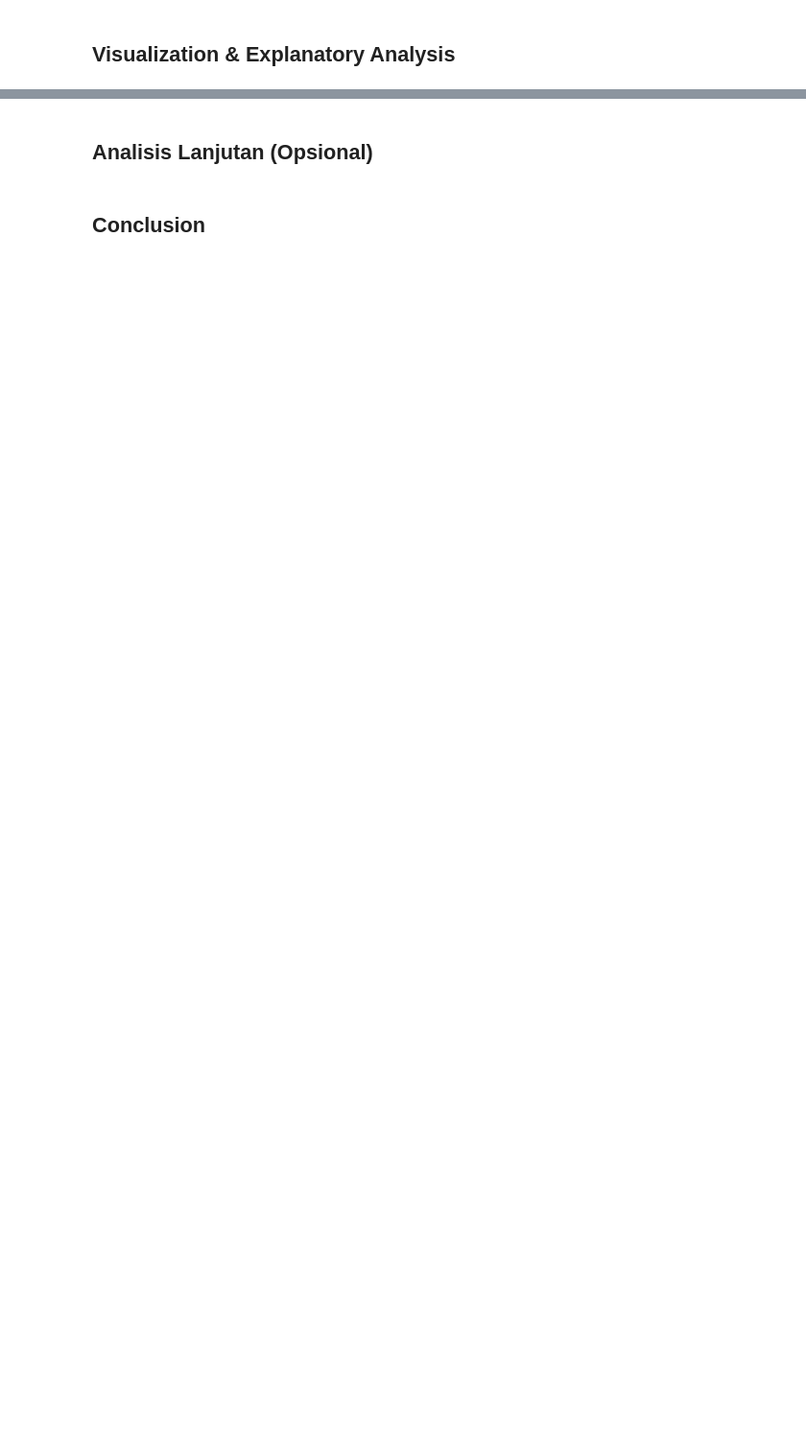
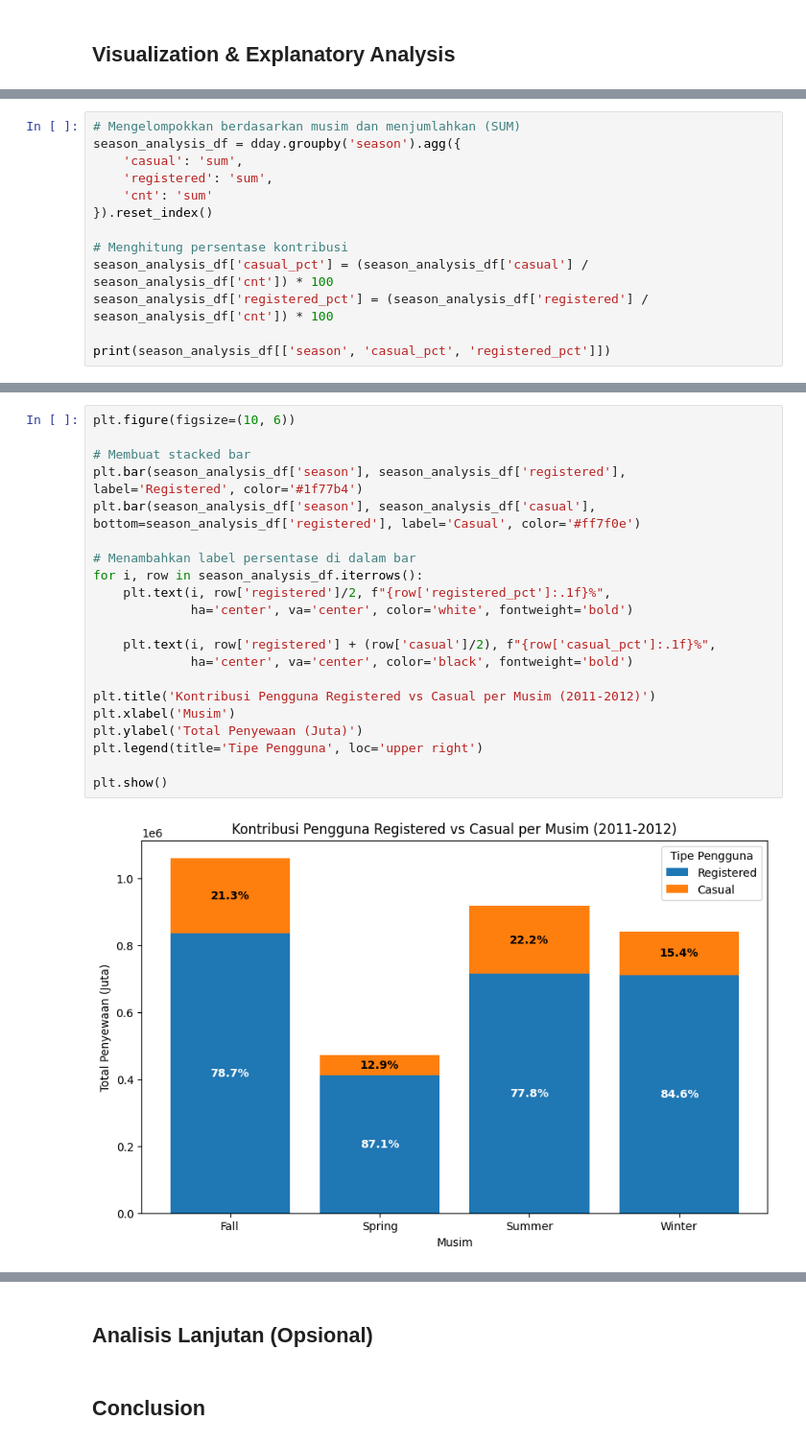
Before and after one commit to JohanaOktaviaRamadhani/Bike-Performance-Dashboard, a Jupyter notebook: notebook.ipynb, the cells around one changed output, grey strips where cells are left out. Shown at 96% size. Drawn from its saved outputs; the diff is of its cells as text; blank space fills up the shorter version.

```diff
--- a/notebook.ipynb
+++ b/notebook.ipynb
@@ -282,0 +266,13 @@ plt.show()
+# %%
+# Mengelompokkan berdasarkan musim dan menjumlahkan (SUM)
+season_analysis_df = dday.groupby('season').agg({
+    'casual': 'sum',
+    'registered': 'sum',
+    'cnt': 'sum'
+}).reset_index()
+
+# Menghitung persentase kontribusi
+season_analysis_df['casual_pct'] = (season_analysis_df['casual'] / season_analysis_df['cnt']) * 100
+season_analysis_df['registered_pct'] = (season_analysis_df['registered'] / season_analysis_df['cnt']) * 100
+
+print(season_analysis_df[['season', 'casual_pct', 'registered_pct']])
@@ -282,0 +285,23 @@ plt.show()
+# %%
+plt.figure(figsize=(10, 6))
+
+# Membuat stacked bar
+plt.bar(season_analysis_df['season'], season_analysis_df['registered'], label='Registered', color='#1f77b4')
+plt.bar(season_analysis_df['season'], season_analysis_df['casual'], bottom=season_analysis_df['registered'], label='Casual', color='#ff7f0e')
+
+# Menambahkan label persentase di dalam bar
+for i, row in season_analysis_df.iterrows():
+    plt.text(i, row['registered']/2, f"{row['registered_pct']:.1f}%",
+             ha='center', va='center', color='white', fontweight='bold')
+
+    plt.text(i, row['registered'] + (row['casual']/2), f"{row['casual_pct']:.1f}%",
+             ha='center', va='center', color='black', fontweight='bold')
+
+plt.title('Kontribusi Pengguna Registered vs Casual per Musim (2011-2012)')
+plt.xlabel('Musim')
+plt.ylabel('Total Penyewaan (Juta)')
+plt.legend(title='Tipe Pengguna', loc='upper right')
+
+plt.show()
+# %% [output]
+[figure, added]
```
Also changed, not shown: parts of 19 cells of this notebook.
